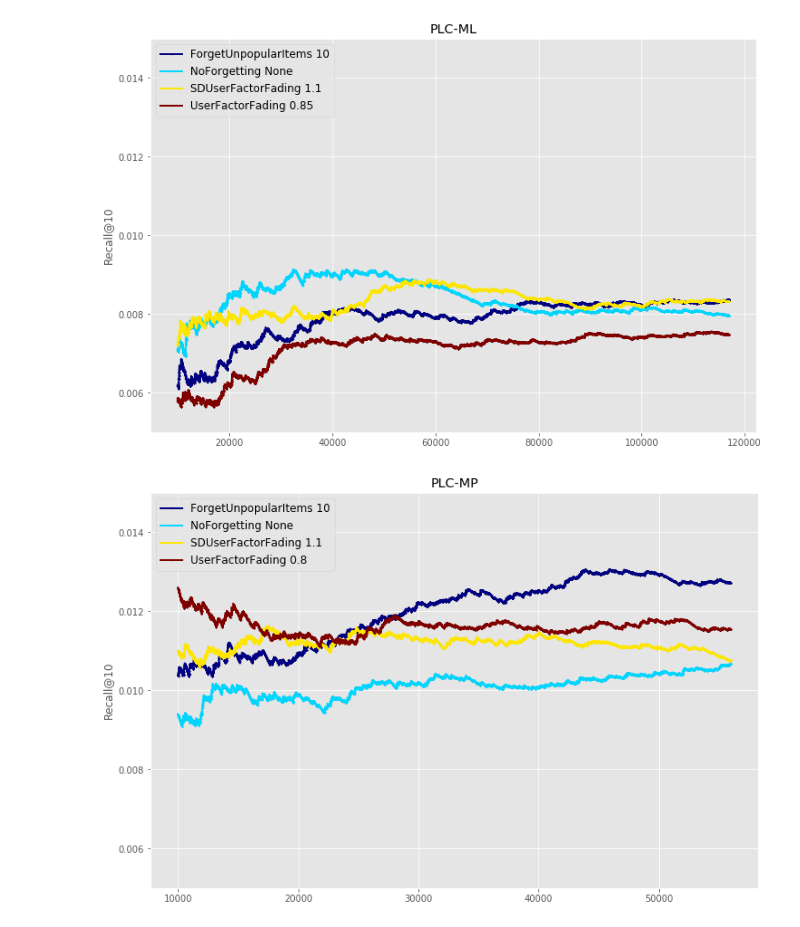
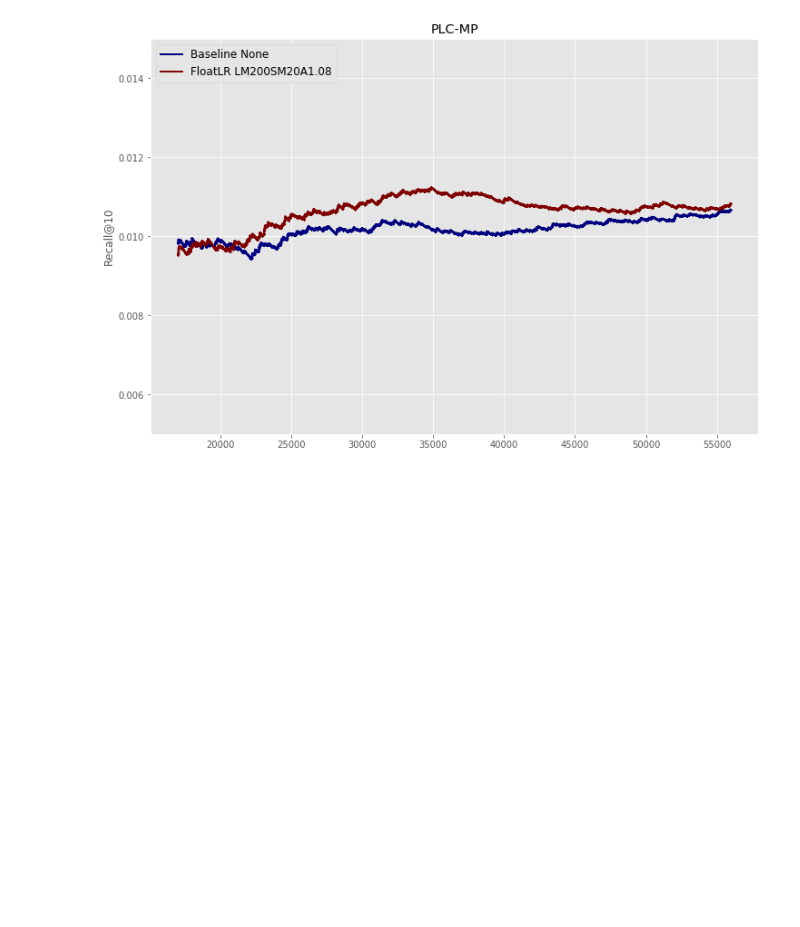
Before and after one commit to eduferreiraj/flurs, a Jupyter notebook: tools/data_analysis.ipynb, the cells around one changed output. Cells and saved outputs as stored; diff of their text form; code cells hidden in the pictures; blank space fills up the shorter version.

```diff
--- a/tools/data_analysis.ipynb
+++ b/tools/data_analysis.ipynb
@@ -53,7 +53,7 @@ def getDF(files):
     rectimeDF = None
     for file in files:
         metric = Recall(__RECALLAT__)
-        with open("C:\\recsys\\FluRS\\results\\{}".format(file)) as f:
+        with open("D:\\recsys\\FluRS\\results\\{}".format(file)) as f:
             file = "{} {}".format(file.split("_")[1], file.split("_")[2])
             file = file.replace('.dat','')
             file = file.replace('Recommender_','/')
@@ -96,30 +96,39 @@ def plot(recallDF, name):
 # %%
 # recallML, uptimeML, rectimeML = getDF(["MFRecommender_ForgetUnpopularItems_1.2_ml-1m-gte.dat",
 # #          "MFRecommender_MappedUserFactorFading_6_ml-1m-gte.dat",
 #          "MFRecommender_NoForgetting_None_ml-1m-gte.dat",
 #          "MFRecommender_SDUserFactorFading_382_ml-1m-gte.dat",
 #          "MFRecommender_UserFactorFading_0.8_ml-1m-gte.dat"])
 # plot(recallML[20000:], "MovieLens 1M")
 
-recallMusic, uptimeMusic, rectimeMusic = getDF([
-"MFRecommender_ForgetUnpopularItems_10_music_listen_15K.dat",
-"MFRecommender_NoForgetting_None_music_listen_15K.dat",
-"MFRecommender_SDUserFactorFading_1.1_music_listen_15K.dat",
-"MFRecommender_UserFactorFading_0.85_music_listen_15K.dat"]
-)
+# recallMusic, uptimeMusic, rectimeMusic = getDF([
+# "MFRecommender_ForgetUnpopularItems_10_music_listen_15K.dat",
+# "MFRecommender_NoForgetting_None_music_listen_15K.dat",
+# "MFRecommender_SDUserFactorFading_1.1_music_listen_15K.dat",
+# "MFRecommender_UserFactorFading_0.85_music_listen_15K.dat"]
+# )
 
-plot(recallMusic[10000:], "PLC-ML-15K")
+# plot(recallMusic[10000:], "PLC-ML-15K")
 
 
-recallMP, uptimeMP, rectimeMP = getDF(["MFRecommender_ForgetUnpopularItems_10_music_playlist.dat",
-"MFRecommender_NoForgetting_None_music_playlist.dat",
-"MFRecommender_SDUserFactorFading_1.1_music_playlist.dat",
-"MFRecommender_UserFactorFading_0.8_music_playlist.dat"])
+# recallMP, uptimeMP, rectimeMP = getDF(["MFRecommender_ForgetUnpopularItems_10_music_playlist.dat",
+# "MFRecommender_NoForgetting_None_music_playlist.dat",
+# "MFRecommender_SDUserFactorFading_1.1_music_playlist.dat",
+# "MFRecommender_UserFactorFading_0.8_music_playlist.dat"])
 
-plot(recallMP[10000:], "PLC-MP")
+# plot(recallMP[10000:], "PLC-MP")
+
+
+recallMP, uptimeMP, rectimeMP = getDF([
+# "MFRecommender_ForgetUnpopularItems_10_music_playlist.dat",
+"MFRecommender_Baseline_None_music_playlist.dat",
+# "MFRecommender_SDUserFactorFading_1.1_music_playlist.dat",
+# "MFRecommender_UserFactorFading_0.8_music_playlist.dat",
+"MFRecommender_FloatLR_LM200SM20A1.08_music_playlist.dat"])
+
+plot(recallMP[17000:], "PLC-MP")
 # %% [output]
-[figure, old version]
+[figure, new version]
-[figure, removed]
 # %%
 # recallMusic.mean()
 # uptimeMusic.mean()
```
Also changed, not shown: parts of 2 cells of this notebook, 19 other files.
